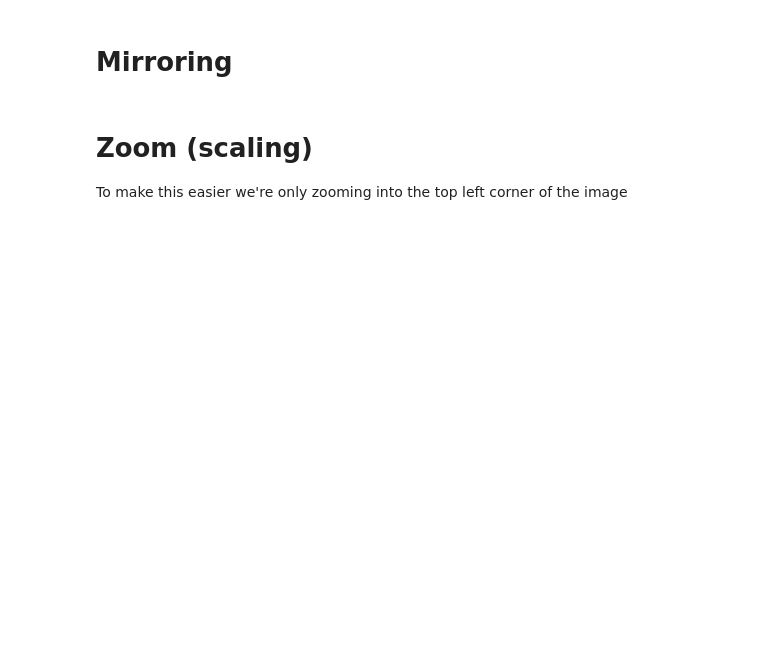
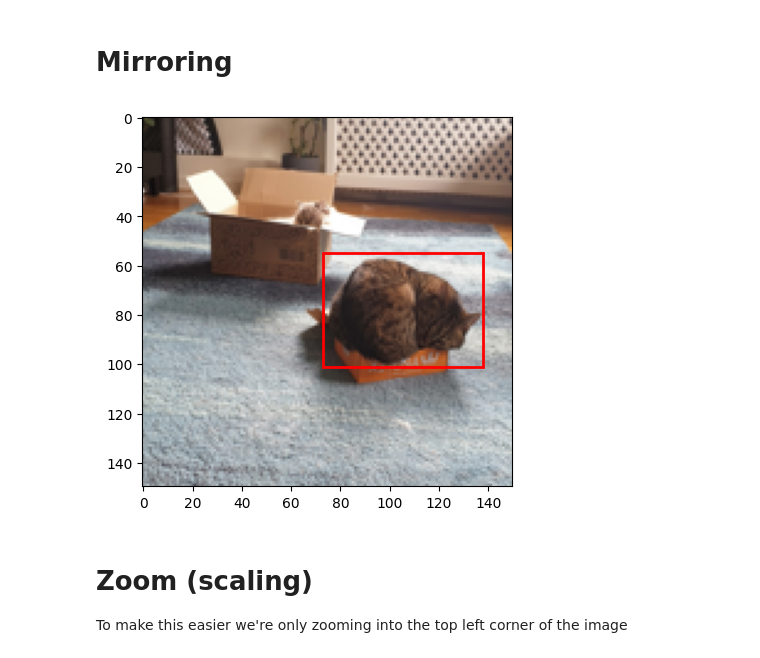
Before and after one commit to Danneftw1/Deep-Learning, a Jupyter notebook: notebooks/vecka 3/Data augmentation exercise.ipynb, the cells around one changed output. Saved outputs shown, nothing was run; the diff lists cells and outputs as text; code cells hidden in the pictures; blank space fills up the shorter version.

```diff
--- a/notebooks/vecka 3/Data augmentation exercise.ipynb
+++ b/notebooks/vecka 3/Data augmentation exercise.ipynb
@@ -73,22 +73,24 @@ SyntaxError: invalid syntax (839443731.py, line 11)
 # %%
 def flip_image_and_bbox(image, bbox):
     # Flip the image
     flipped_image = image.transpose(method=Image.Transpose.FLIP_LEFT_RIGHT)
 
     # Adjust the bounding box
     x_min, y_min, width, height = bbox
 
-    new_x_min=
-    new_y_min =
-    new_width =
-    new_height =
+    new_x_min = 73
+    new_y_min = 55
+    new_width = 65
+    new_height = 46
 
     flipped_bbox = [new_x_min, new_y_min, new_width, new_height]
 
     return flipped_image, flipped_bbox
 
 flipped_box, flipped_bbox = flip_image_and_bbox(image, bbox)
 visualize_image_and_bbox(flipped_box, flipped_bbox)
+# %% [output]
+[figure, added]
 # %% [markdown]
 # Zoom (scaling)
 To make this easier we're only zooming into the top left corner of the image
```
Also changed, not shown: parts of 4 cells of this notebook.
